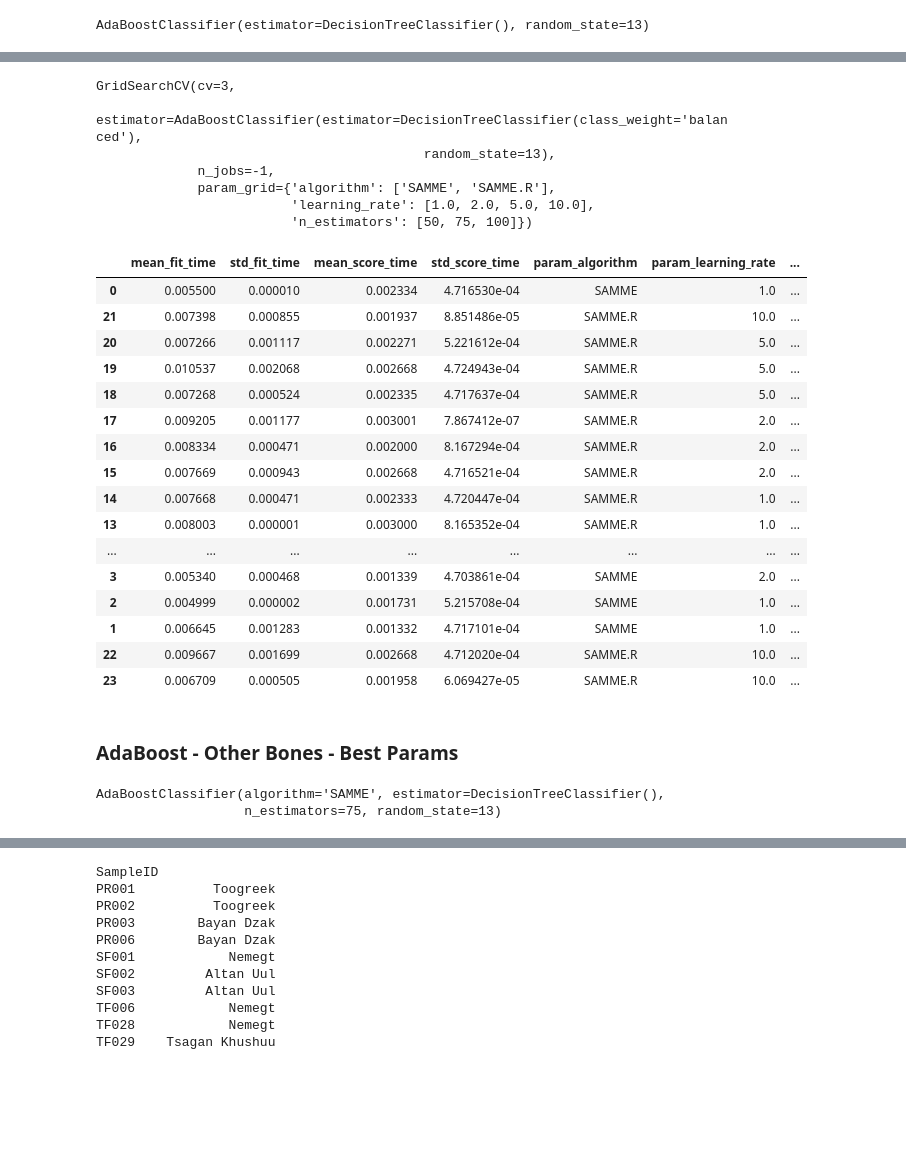
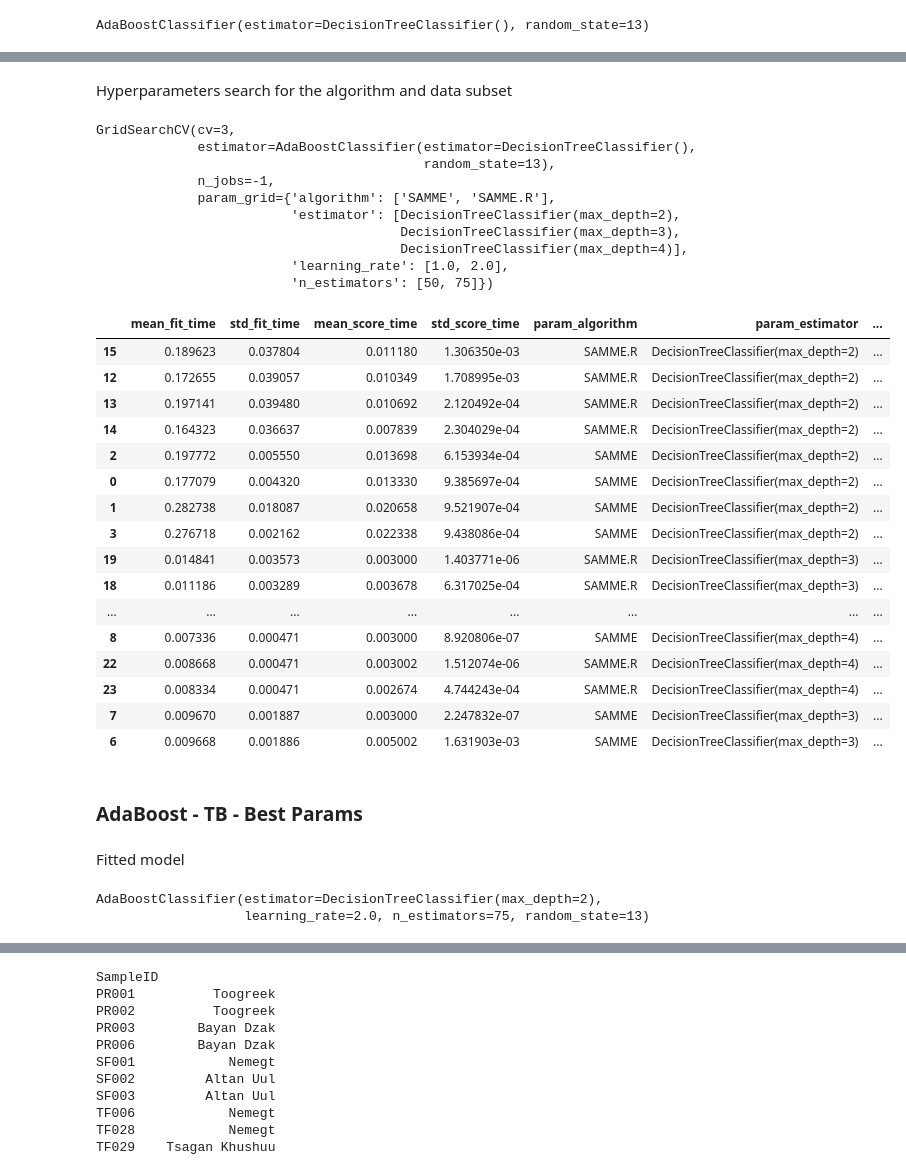
Before and after one commit to MikeRockSurowski/Locality, a Jupyter notebook: Bones from Gobi - loc prediction.ipynb, the cells around one changed output, grey strips where cells are left out. Saved outputs shown, nothing was run; the diff lists cells and outputs as text; code cells hidden in the pictures; blank space fills up the shorter version.

```diff
--- a/Bones from Gobi - loc prediction.ipynb
+++ b/Bones from Gobi - loc prediction.ipynb
@@ -1283,41 +1778,49 @@ aboost_predframe
+# %% [markdown]
+Hyperparameters search for the algorithm and data subset
 # %%
 aboost_params = {
     'algorithm' : ['SAMME', 'SAMME.R'],
-    'n_estimators' : [50, 75, 100],
-    'learning_rate' : [1.0, 2.0, 5.0, 10.0]
+    'n_estimators' : [50, 75],
+    'learning_rate' : [1.0, 2.0],
+    'estimator' : [DecisionTreeClassifier(max_depth=2),
+                   DecisionTreeClassifier(max_depth=3),
+                   DecisionTreeClassifier(max_depth=4)]
 }
 # %%
-adarib_grid = GridSearchCV(AdaBoostClassifier(estimator=DecisionTreeClassifier(class_weight='balanced'), random_state=13), param_grid=aboost_params, cv=3, n_jobs=-1)
+aboost_tb_grid = GridSearchCV(AdaBoostClassifier(estimator=DecisionTreeClassifier(), random_state=13), param_grid=aboost_params, cv=3, n_jobs=-1)
 # %%
-adarib_grid.fit(ribs_train, locs_ribs_train)
+aboost_tb_grid.fit(tb_train, locs_tb_train)
 # %% [output]
 GridSearchCV(cv=3,
-             estimator=AdaBoostClassifier(estimator=DecisionTreeClassifier(class_weight='balanced'),
+             estimator=AdaBoostClassifier(estimator=DecisionTreeClassifier(),
                                           random_state=13),
              n_jobs=-1,
              param_grid={'algorithm': ['SAMME', 'SAMME.R'],
-                         'learning_rate': [1.0, 2.0, 5.0, 10.0],
-                         'n_estimators': [50, 75, 100]})
+                         'estimator': [DecisionTreeClassifier(max_depth=2),
+                                       DecisionTreeClassifier(max_depth=3),
+                                       DecisionTreeClassifier(max_depth=4)],
+                         'learning_rate': [1.0, 2.0],
+                         'n_estimators': [50, 75]})
 # %%
-sorted_grid_adarib = grid_results_view(adarib_grid)
+sorted_grid_aboost_tb = grid_results_view(aboost_tb_grid)
 # %%
-sorted_grid_adarib
+sorted_grid_aboost_tb
 # %% [output]
-|  | mean_fit_time | std_fit_time | mean_score_time | std_score_time | param_algorithm | param_learning_rate | ... |
-| 0 | 0.005500 | 0.000010 | 0.002334 | 4.716530e-04 | SAMME | 1.0 | ... |
-| 21 | 0.007398 | 0.000855 | 0.001937 | 8.851486e-05 | SAMME.R | 10.0 | ... |
-| 20 | 0.007266 | 0.001117 | 0.002271 | 5.221612e-04 | SAMME.R | 5.0 | ... |
-| 19 | 0.010537 | 0.002068 | 0.002668 | 4.724943e-04 | SAMME.R | 5.0 | ... |
-| 18 | 0.007268 | 0.000524 | 0.002335 | 4.717637e-04 | SAMME.R | 5.0 | ... |
-| 17 | 0.009205 | 0.001177 | 0.003001 | 7.867412e-07 | SAMME.R | 2.0 | ... |
-| 16 | 0.008334 | 0.000471 | 0.002000 | 8.167294e-04 | SAMME.R | 2.0 | ... |
-| 15 | 0.007669 | 0.000943 | 0.002668 | 4.716521e-04 | SAMME.R | 2.0 | ... |
-| 14 | 0.007668 | 0.000471 | 0.002333 | 4.720447e-04 | SAMME.R | 1.0 | ... |
-| 13 | 0.008003 | 0.000001 | 0.003000 | 8.165352e-04 | SAMME.R | 1.0 | ... |
+|  | mean_fit_time | std_fit_time | mean_score_time | std_score_time | param_algorithm | param_estimator | ... |
+| 15 | 0.189623 | 0.037804 | 0.011180 | 1.306350e-03 | SAMME.R | DecisionTreeClassifier(max_depth=2) | ... |
+| 12 | 0.172655 | 0.039057 | 0.010349 | 1.708995e-03 | SAMME.R | DecisionTreeClassifier(max_depth=2) | ... |
+| 13 | 0.197141 | 0.039480 | 0.010692 | 2.120492e-04 | SAMME.R | DecisionTreeClassifier(max_depth=2) | ... |
+| 14 | 0.164323 | 0.036637 | 0.007839 | 2.304029e-04 | SAMME.R | DecisionTreeClassifier(max_depth=2) | ... |
+| 2 | 0.197772 | 0.005550 | 0.013698 | 6.153934e-04 | SAMME | DecisionTreeClassifier(max_depth=2) | ... |
+| 0 | 0.177079 | 0.004320 | 0.013330 | 9.385697e-04 | SAMME | DecisionTreeClassifier(max_depth=2) | ... |
+| 1 | 0.282738 | 0.018087 | 0.020658 | 9.521907e-04 | SAMME | DecisionTreeClassifier(max_depth=2) | ... |
+| 3 | 0.276718 | 0.002162 | 0.022338 | 9.438086e-04 | SAMME | DecisionTreeClassifier(max_depth=2) | ... |
+| 19 | 0.014841 | 0.003573 | 0.003000 | 1.403771e-06 | SAMME.R | DecisionTreeClassifier(max_depth=3) | ... |
+| 18 | 0.011186 | 0.003289 | 0.003678 | 6.317025e-04 | SAMME.R | DecisionTreeClassifier(max_depth=3) | ... |
 | ... | ... | ... | ... | ... | ... | ... | ... |
-| 3 | 0.005340 | 0.000468 | 0.001339 | 4.703861e-04 | SAMME | 2.0 | ... |
-| 2 | 0.004999 | 0.000002 | 0.001731 | 5.215708e-04 | SAMME | 1.0 | ... |
-| 1 | 0.006645 | 0.001283 | 0.001332 | 4.717101e-04 | SAMME | 1.0 | ... |
-| 22 | 0.009667 | 0.001699 | 0.002668 | 4.712020e-04 | SAMME.R | 10.0 | ... |
-| 23 | 0.006709 | 0.000505 | 0.001958 | 6.069427e-05 | SAMME.R | 10.0 | ... |
+| 8 | 0.007336 | 0.000471 | 0.003000 | 8.920806e-07 | SAMME | DecisionTreeClassifier(max_depth=4) | ... |
+| 22 | 0.008668 | 0.000471 | 0.003002 | 1.512074e-06 | SAMME.R | DecisionTreeClassifier(max_depth=4) | ... |
+| 23 | 0.008334 | 0.000471 | 0.002674 | 4.744243e-04 | SAMME.R | DecisionTreeClassifier(max_depth=4) | ... |
+| 7 | 0.009670 | 0.001887 | 0.003000 | 2.247832e-07 | SAMME | DecisionTreeClassifier(max_depth=3) | ... |
+| 6 | 0.009668 | 0.001886 | 0.005002 | 1.631903e-03 | SAMME | DecisionTreeClassifier(max_depth=3) | ... |
 # %%
@@ -1326,3 +1828,5 @@ adarib_lst_std = sorted_grid_adarib.sort_values('std_test_score').iloc[0]['param
 # %% [markdown]
-### AdaBoost - Other Bones - Best Params
+### AdaBoost - TB - Best Params
+# %% [markdown]
+Fitted model
 # %%
@@ -1334,5 +1834,5 @@ adarib_best = AdaBoostClassifier(estimator=DecisionTreeClassifier(), random_stat
 # %%
-adarib_best.fit(ribs_train, locs_ribs_train)
+aboost_tb_best.fit(tb_train, locs_tb_train)
 # %% [output]
-AdaBoostClassifier(algorithm='SAMME', estimator=DecisionTreeClassifier(),
-                   n_estimators=75, random_state=13)
+AdaBoostClassifier(estimator=DecisionTreeClassifier(max_depth=2),
+                   learning_rate=2.0, n_estimators=75, random_state=13)
```
Also changed, not shown: parts of 321 cells of this notebook, 34 other files.
